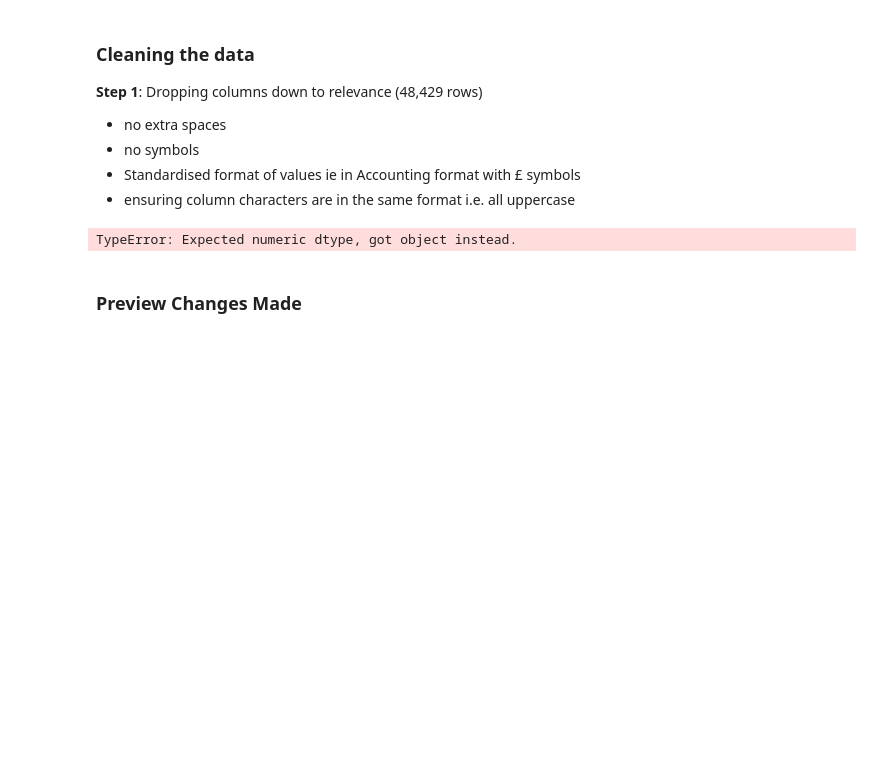
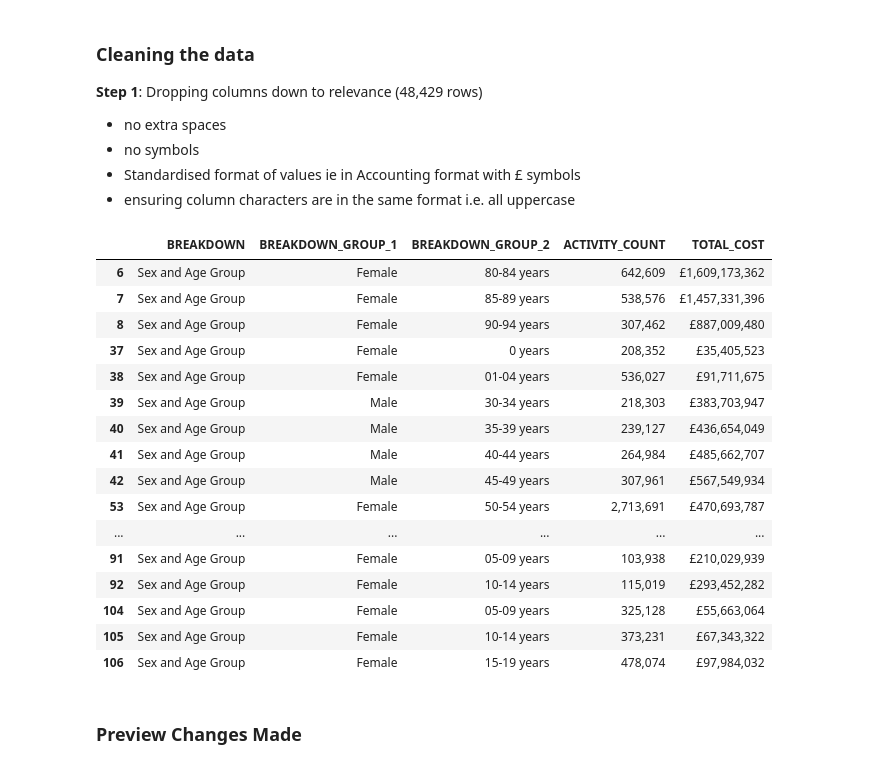
Before and after one commit to maymay238xx/Data-Science-Research-Project---Cisgender-and-Healthcare, a Jupyter notebook: notebooks/01-cleaning-reprocessing-notebook.ipynb, the cells around one changed output. Drawn from its saved outputs; the diff is of its cells as text; code cells hidden in the pictures; blank space fills up the shorter version.

```diff
--- a/notebooks/01-cleaning-reprocessing-notebook.ipynb
+++ b/notebooks/01-cleaning-reprocessing-notebook.ipynb
@@ -1191,6 +1197,9 @@ costing_21_22_df.head()
 # %%
 # filter to male and female only
 gender_df = costing_21_22_df[costing_21_22_df["BREAKDOWN_GROUP_1"].isin(["Male", "Female"])].copy()
+
+gender_df["ACTIVITY_COUNT"] = pd.to_numeric(gender_df["ACTIVITY_COUNT"], errors="coerce")
+gender_df["TOTAL_COST"] = pd.to_numeric(gender_df["TOTAL_COST"], errors="coerce")
 
 # keeps only the required columns
 gender_df = gender_df[[
@@ -1199,34 +1208,50 @@ gender_df = gender_df[[
     "BREAKDOWN_GROUP_2",
     "ACTIVITY_COUNT",
     "TOTAL_COST"
 ]].copy()
 
 gender_summary = (
     gender_df
     .groupby("BREAKDOWN_GROUP_1", as_index=False)[["ACTIVITY_COUNT", "TOTAL_COST"]]
     .sum()
 )
 #reformat ACTIVITY_COUNT and TOTAL_COST
 gender_df["ACTIVITY_COUNT"] = (
     gender_df["ACTIVITY_COUNT"]
     .fillna(0)
     .round(0)
     .astype(int)
     .map("{:,}".format)
 )
 
 gender_df["TOTAL_COST"] = (
     gender_df["TOTAL_COST"]
     .fillna(0)
     .round(0)
     .astype(int)
     .map("£{:,.0f}".format)
 )
 
 
 gender_df.head(20)
 # %% [output]
-TypeError: Expected numeric dtype, got object instead.
+|  | BREAKDOWN | BREAKDOWN_GROUP_1 | BREAKDOWN_GROUP_2 | ACTIVITY_COUNT | TOTAL_COST |
+| 6 | Sex and Age Group | Female | 80-84 years | 642,609 | £1,609,173,362 |
+| 7 | Sex and Age Group | Female | 85-89 years | 538,576 | £1,457,331,396 |
+| 8 | Sex and Age Group | Female | 90-94 years | 307,462 | £887,009,480 |
+| 37 | Sex and Age Group | Female | 0 years | 208,352 | £35,405,523 |
+| 38 | Sex and Age Group | Female | 01-04 years | 536,027 | £91,711,675 |
+| 39 | Sex and Age Group | Male | 30-34 years | 218,303 | £383,703,947 |
+| 40 | Sex and Age Group | Male | 35-39 years | 239,127 | £436,654,049 |
+| 41 | Sex and Age Group | Male | 40-44 years | 264,984 | £485,662,707 |
+| 42 | Sex and Age Group | Male | 45-49 years | 307,961 | £567,549,934 |
+| 53 | Sex and Age Group | Female | 50-54 years | 2,713,691 | £470,693,787 |
+| ... | ... | ... | ... | ... | ... |
+| 91 | Sex and Age Group | Female | 05-09 years | 103,938 | £210,029,939 |
+| 92 | Sex and Age Group | Female | 10-14 years | 115,019 | £293,452,282 |
+| 104 | Sex and Age Group | Female | 05-09 years | 325,128 | £55,663,064 |
+| 105 | Sex and Age Group | Female | 10-14 years | 373,231 | £67,343,322 |
+| 106 | Sex and Age Group | Female | 15-19 years | 478,074 | £97,984,032 |
 # %% [markdown]
 ### Preview Changes Made
 # %% [markdown]
```
Also changed, not shown: parts of 30 cells of this notebook, 2 other files.
